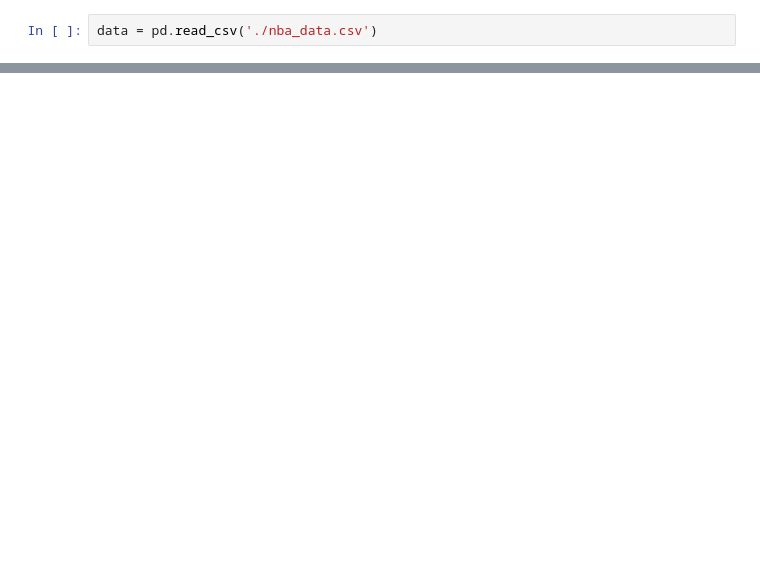
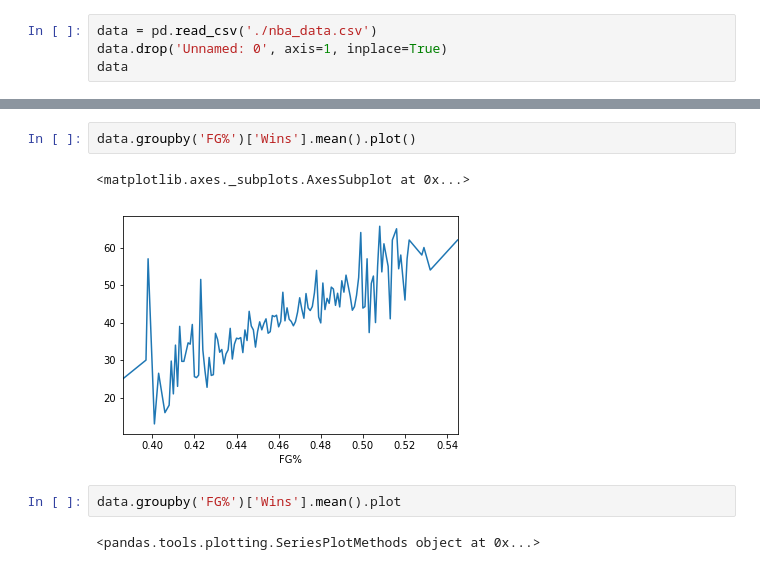
Before and after one commit to jfong27/NBA-Machine-Learning, a Jupyter notebook: Data Exploration.ipynb, the cells around one changed output, grey strips where cells are left out. Drawn from its saved outputs; the diff is of its cells as text; blank space fills up the shorter version.

Commit message:
Final data collect/clean. Created plots, started ml model.

```diff
--- a/Data Exploration.ipynb
+++ b/Data Exploration.ipynb
@@ -5,3 +6,5 @@ import numpy as np
 %matplotlib inline
 # %%
 data = pd.read_csv('./nba_data.csv')
+data.drop('Unnamed: 0', axis=1, inplace=True)
+data
@@ -7,0 +65,9 @@ data = pd.read_csv('./nba_data.csv')
+# %%
+data.groupby('FG%')['Wins'].mean().plot()
+# %% [output]
+<matplotlib.axes._subplots.AxesSubplot at 0x...>
+[figure, added]
+# %%
+data.groupby('FG%')['Wins'].mean().plot
+# %% [output]
+<pandas.tools.plotting.SeriesPlotMethods object at 0x...>
```
Also changed, not shown: parts of 31 cells of this notebook, 1 other file.
